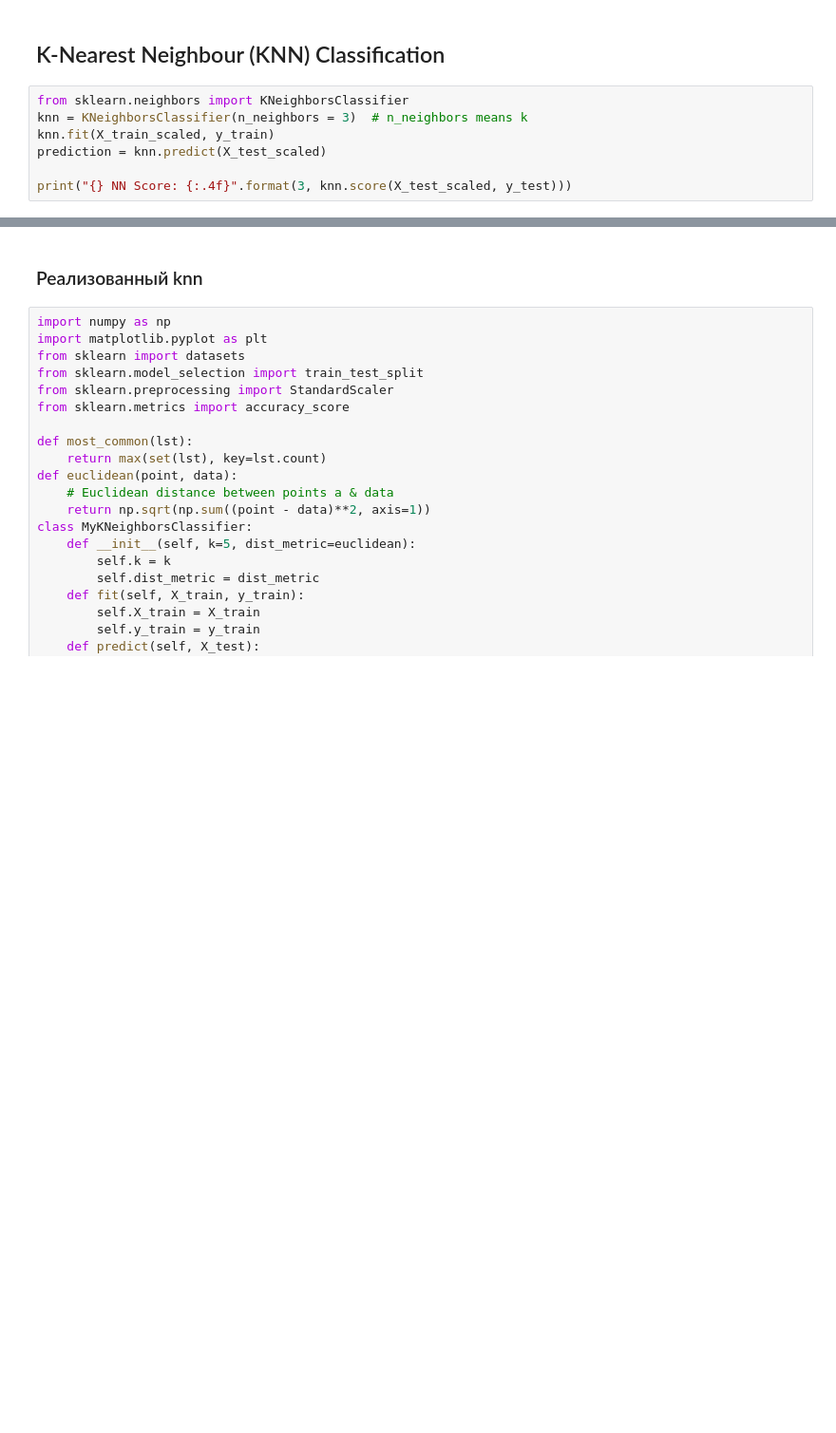
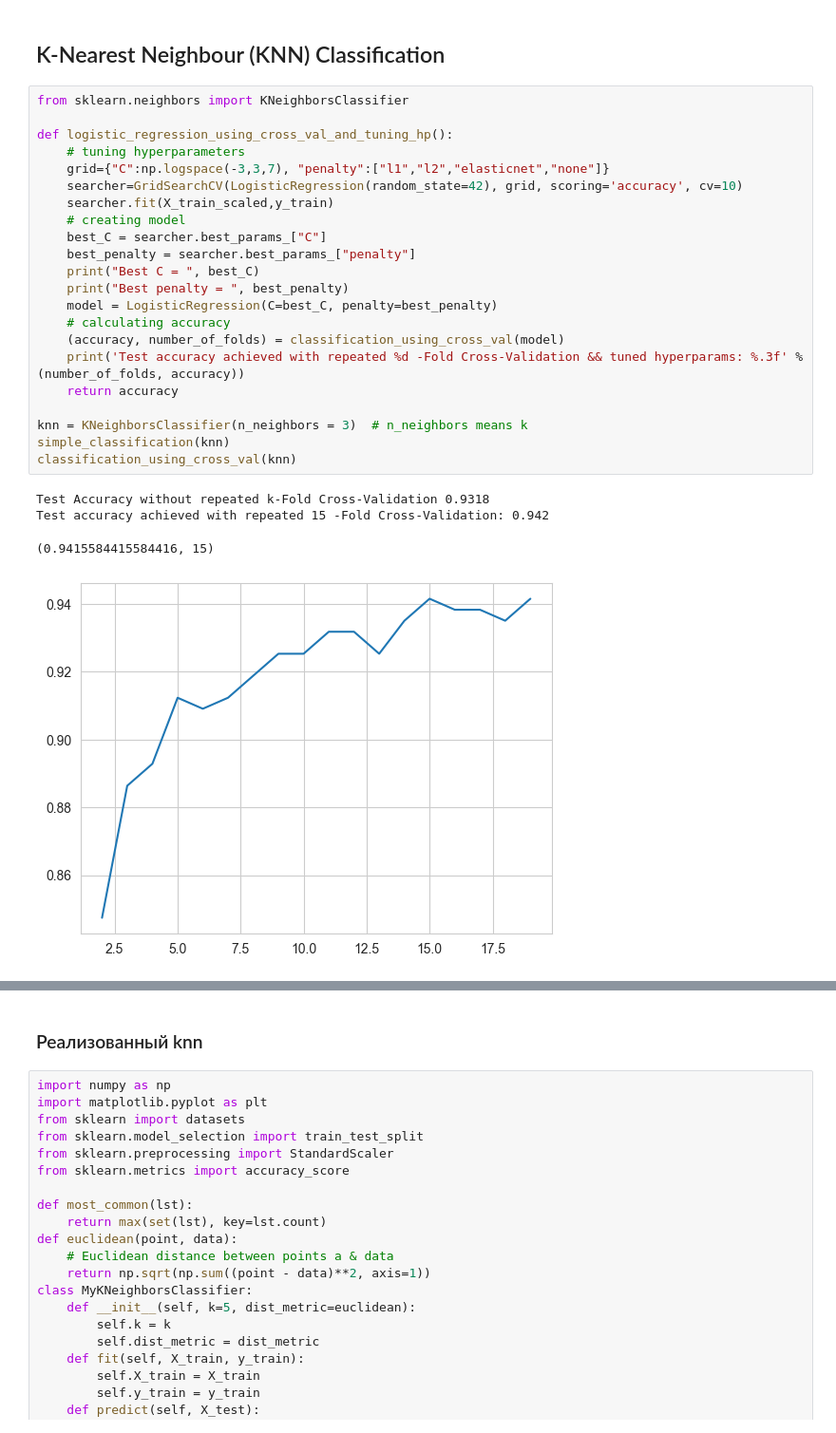
Before and after one commit to katevi/Introduction-to-ML, a Jupyter notebook: lab2/heart_disease_analysis.ipynb, the cells around one changed output, grey strips where cells are left out. Shown at 95% size. Cells and saved outputs as stored; diff of their text form; blank space fills up the shorter version.

```diff
--- a/lab2/heart_disease_analysis.ipynb
+++ b/lab2/heart_disease_analysis.ipynb
@@ -432,12 +362,32 @@ print('Test Accuracy: %f'%(np.mean(p == y_test) * 100))
 # %% [markdown]
 ## K-Nearest Neighbour (KNN) Classification
-# %%
-from sklearn.neighbors import KNeighborsClassifier
-knn = KNeighborsClassifier(n_neighbors = 3)  # n_neighbors means k
-knn.fit(X_train_scaled, y_train)
-prediction = knn.predict(X_test_scaled)
-
-print("{} NN Score: {:.4f}".format(3, knn.score(X_test_scaled, y_test)))
+# %%
+from sklearn.neighbors import KNeighborsClassifier
+
+def logistic_regression_using_cross_val_and_tuning_hp():
+    # tuning hyperparameters
+    grid={"C":np.logspace(-3,3,7), "penalty":["l1","l2","elasticnet","none"]}
+    searcher=GridSearchCV(LogisticRegression(random_state=42), grid, scoring='accuracy', cv=10)
+    searcher.fit(X_train_scaled,y_train)
+    # creating model
+    best_C = searcher.best_params_["C"]
+    best_penalty = searcher.best_params_["penalty"]
+    print("Best C = ", best_C)
+    print("Best penalty = ", best_penalty)
+    model = LogisticRegression(C=best_C, penalty=best_penalty)
+    # calculating accuracy
+    (accuracy, number_of_folds) = classification_using_cross_val(model)
+    print('Test accuracy achieved with repeated %d -Fold Cross-Validation && tuned hyperparams: %.3f' % (number_of_folds, accuracy))
+    return accuracy
+
+knn = KNeighborsClassifier(n_neighbors = 3)  # n_neighbors means k
+simple_classification(knn)
+classification_using_cross_val(knn)
+# %% [output]
+Test Accuracy without repeated k-Fold Cross-Validation 0.9318
+Test accuracy achieved with repeated 15 -Fold Cross-Validation: 0.942
+(0.9415584415584416, 15)
+[figure, added]
 # %%
 scoreList = []
 for i in range(1, 20, 2):
```
Also changed, not shown: parts of 18 cells of this notebook.
